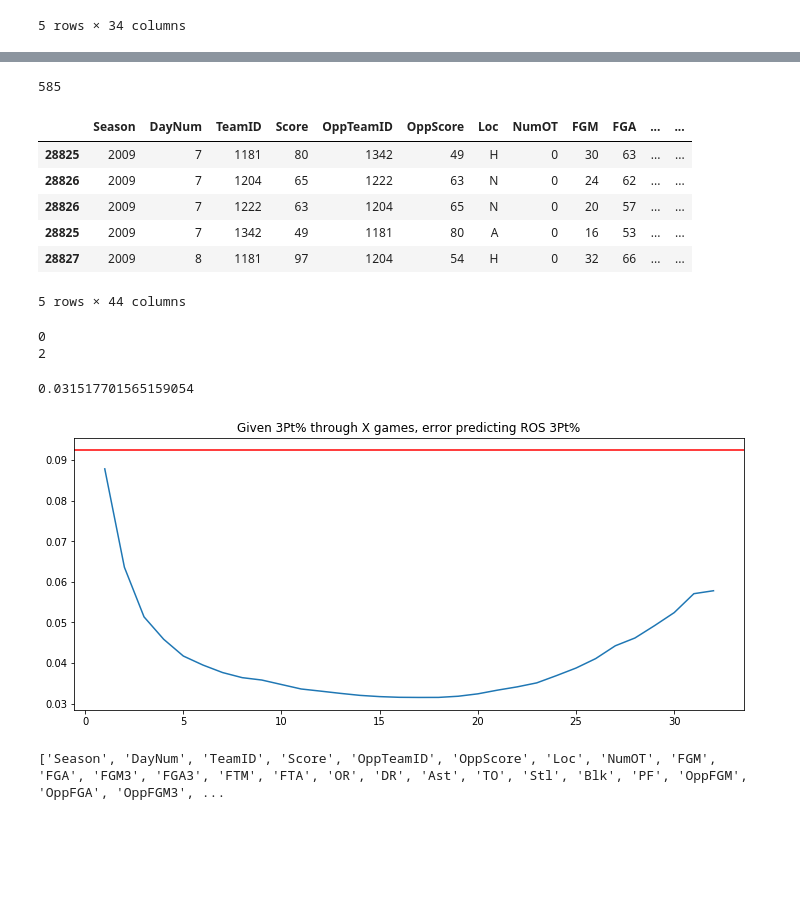
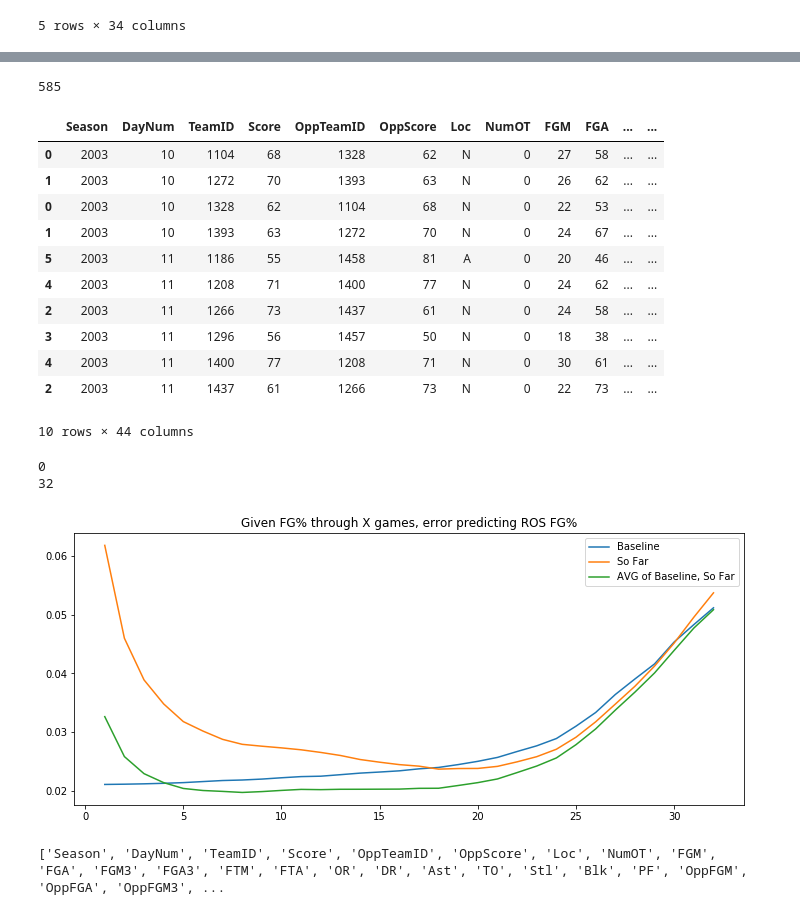
Before and after one commit to btatkinson/ncaa_hoops, a Jupyter notebook: FG Shooting.ipynb, the cells around one changed output, grey strips where cells are left out. Saved outputs shown, nothing was run; the diff lists cells and outputs as text; code cells hidden in the pictures; blank space fills up the shorter version.

```diff
--- a/Bayesian Updating.ipynb
+++ b/FG Shooting.ipynb
@@ -153,10 +150,0 @@ df = df.sort_values(by=['Season','DayNum'])
-# %%
-df['SoFar3Pt%'] = df['SoFar_3M']/df['SoFar_3A']
-
-df['ToGo3Pt%'] = df['ToGo_3M']/df['ToGo_3A']
-
-df['GameNumber'] = df.groupby(['Season','TeamID'])['Score'].cumcount()
-
-df['GameNumber'] += 1
-
-df.head(10)
@@ -176,45 +151,70 @@ df.head(10)
 # %%
 print(df.loc[(df['Season']==2010)&(df['TeamID']==1107)].FGA3.sum())
 # cumulative sum includes current game, so subract that
-df['ToGo_3M'] = df['ToGo_3M']-df['FGM3']
-df['ToGo_3A'] = df['ToGo_3A']-df['FGA3']
+df['ToGo_FGM'] = df['ToGo_FGM']-df['FGM']
+df['ToGo_FGA'] = df['ToGo_FGA']-df['FGA']
 df.head()
+
+df['SoFarFG%'] = df['SoFar_FGM']/df['SoFar_FGA']
+
+df['ToGoFG%'] = df['ToGo_FGM']/df['ToGo_FGA']
+
+df['GameNumber'] = df.groupby(['Season','TeamID'])['Score'].cumcount()
+
+df['GameNumber'] += 1
+
+df.head(10)
 # %% [output]
 585
 |  | Season | DayNum | TeamID | Score | OppTeamID | OppScore | Loc | NumOT | FGM | FGA | ... | ... |
-| 28825 | 2009 | 7 | 1181 | 80 | 1342 | 49 | H | 0 | 30 | 63 | ... | ... |
-| 28826 | 2009 | 7 | 1204 | 65 | 1222 | 63 | N | 0 | 24 | 62 | ... | ... |
-| 28826 | 2009 | 7 | 1222 | 63 | 1204 | 65 | N | 0 | 20 | 57 | ... | ... |
-| 28825 | 2009 | 7 | 1342 | 49 | 1181 | 80 | A | 0 | 16 | 53 | ... | ... |
-| 28827 | 2009 | 8 | 1181 | 97 | 1204 | 54 | H | 0 | 32 | 66 | ... | ... |
+| 0 | 2003 | 10 | 1104 | 68 | 1328 | 62 | N | 0 | 27 | 58 | ... | ... |
+| 1 | 2003 | 10 | 1272 | 70 | 1393 | 63 | N | 0 | 26 | 62 | ... | ... |
+| 0 | 2003 | 10 | 1328 | 62 | 1104 | 68 | N | 0 | 22 | 53 | ... | ... |
+| 1 | 2003 | 10 | 1393 | 63 | 1272 | 70 | N | 0 | 24 | 67 | ... | ... |
+| 5 | 2003 | 11 | 1186 | 55 | 1458 | 81 | A | 0 | 20 | 46 | ... | ... |
+| 4 | 2003 | 11 | 1208 | 71 | 1400 | 77 | N | 0 | 24 | 62 | ... | ... |
+| 2 | 2003 | 11 | 1266 | 73 | 1437 | 61 | N | 0 | 24 | 58 | ... | ... |
+| 3 | 2003 | 11 | 1296 | 56 | 1457 | 50 | N | 0 | 18 | 38 | ... | ... |
+| 4 | 2003 | 11 | 1400 | 77 | 1208 | 71 | N | 0 | 30 | 61 | ... | ... |
+| 2 | 2003 | 11 | 1437 | 61 | 1266 | 73 | N | 0 | 22 | 73 | ... | ... |
-5 rows × 44 columns
+10 rows × 44 columns
-# %%
-df['Error2'] = np.sqrt(np.square(df['SoFar3Pt%']-df['ToGo3Pt%']))
+# %%
+df['Proj1'] = base_rate
+df['Baseline'] = np.sqrt(np.square(df['ToGoFG%']-df['Proj1']))
+df['Error1'] = np.sqrt(np.square(df['SoFarFG%']-df['ToGoFG%']))
+
+# also do average
+df['Avg'] = (0.5*df['SoFarFG%']+0.5*df['Proj1'])
+df['Error2'] = np.sqrt(np.square(df['Avg']-df['ToGoFG%']))
 # %%
-print(df['ToGo_3A'].min())
+print(df['ToGo_FGA'].min())
 
-test = df.loc[df['ToGo_3A'] > 0]
-print(test['ToGo_3A'].min())
+test = df.loc[df['ToGo_FGA'] > 0]
+print(test['ToGo_FGA'].min())
 # %% [output]
 0
-2
+32
 # %%
 
 test.groupby(['GameNumber'])['Error2'].count()
 # let's do 32 or less games because of sample size
 test = test.loc[test['GameNumber']<=32]
 
 x = test.GameNumber.unique()
-y = test.groupby(['GameNumber'])['Error2'].mean().values
-print(np.min(y))
+y1 = test.groupby(['GameNumber'])['Baseline'].mean().values
+y2 = test.groupby(['GameNumber'])['Error1'].mean().values
+y3 = test.groupby(['GameNumber'])['Error2'].mean().values
 
 fig, ax = plt.subplots(1,1,figsize=(12,5))
-sns.lineplot(x,y)
-ax.axhline(0.09245,color='r')
-ax.set_title('Given 3Pt% through X games, error predicting ROS 3Pt%')
-plt.savefig(figs+'3PTXGames.png')
+sns.lineplot(x,y1,label='Baseline', legend='full')
+sns.lineplot(x,y2, label='So Far', legend='full')
+sns.lineplot(x,y3, label='AVG of Baseline, So Far', legend='full')
+
+
+ax.set_title('Given FG% through X games, error predicting ROS FG%')
+ax.legend()
+plt.savefig(figs+'FGXGames.png')
 # %% [output]
-0.031517701565159054
-[figure, old version]
+[figure, new version]
 # %%
 
```
Also changed, not shown: parts of 28 cells of this notebook, 2 other files.
